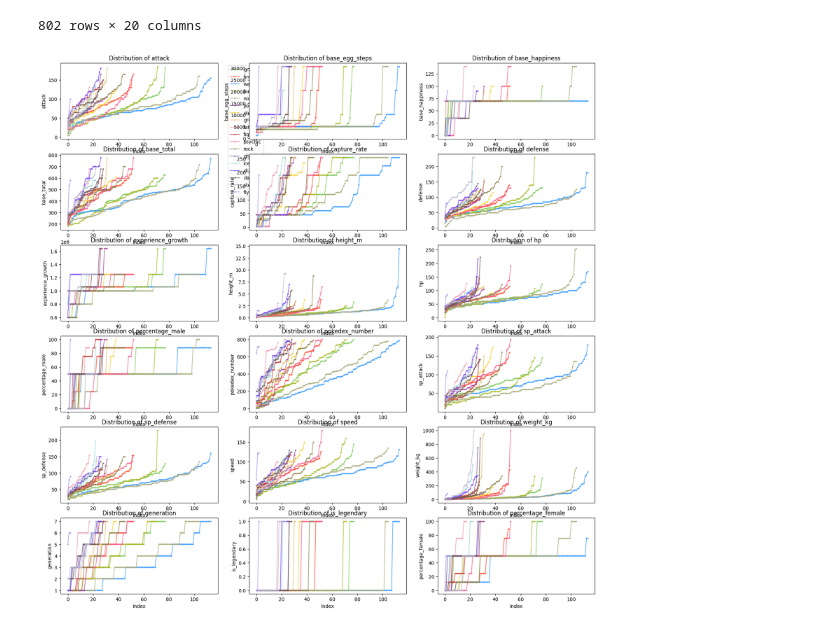
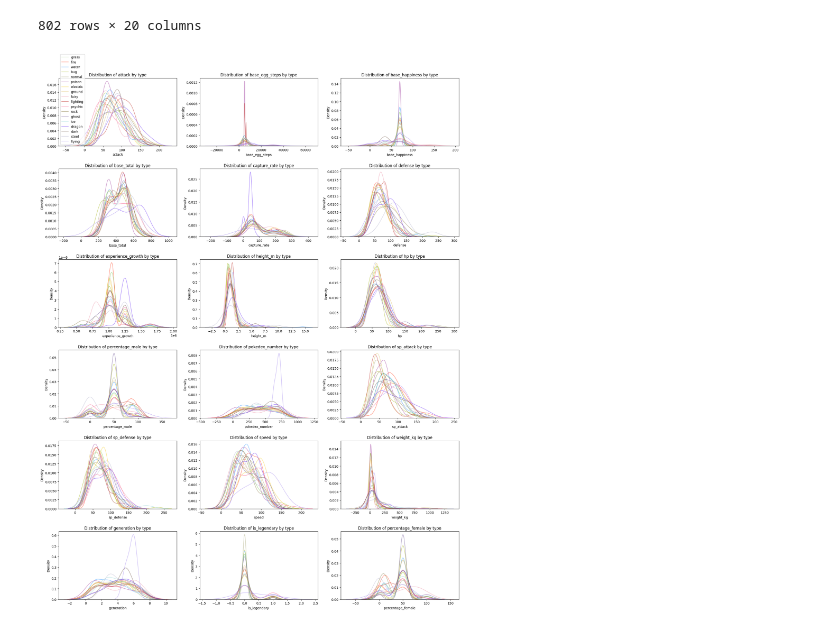
Before and after one commit to themossen69/pokemon-classification, a Jupyter notebook: main.ipynb, the cells around one changed output. Saved outputs shown, nothing was run; the diff lists cells and outputs as text; code cells hidden in the pictures.

```diff
--- a/main.ipynb
+++ b/main.ipynb
@@ -214,37 +214,21 @@ df
 | 800 | 95 | 30720 | 0 | 600 | 3 | 115 | 1250000 | ... |
 | 801 | 100 | 6400 | 70 | 500 | 30 | 60 | 1059860 | ... |
 802 rows × 20 columns
-# %%
-# Plot each attribute distribution by type1
-
-attributes = [col for col in df.columns if col not in ['type1', 'type2']]
-types = df['type1'].unique()
-
-fig, axes = plt.subplots(6, 3, figsize=(20, 20))
-
-for i, attr in enumerate(attributes):
-    ax = axes[i//3, i%3]
-
-    for _type in types:
-        subset = df[df['type1'] == _type][attr]
-        vals = np.sort(subset.values)
-        idx = np.arange(len(vals))
-
-        ax.plot(idx, vals,
-                marker='o',
-                markersize=2,
-                linewidth=1.5,
-                alpha=0.7,
-                label=_type,
-                color=type_color_dict[_type])
-
-    ax.set_title(f'Distribution of {attr}')
-    ax.set_xlabel('Index')
-    ax.set_ylabel(attr)
-
-    if i==0:
-        ax.legend(bbox_to_anchor=(1.05, 1), loc='upper left')
-
-plt.show()
-# %% [output]
-[figure, removed]
+# %%
+# Plot histogram of each numeric attribute as a distribution (points connected by lines) colored by type1
+numeric_cols = df.select_dtypes(include=[np.number]).columns.tolist()
+num_cols = len(numeric_cols)
+num_rows = math.ceil(num_cols / 3)
+fig, axes = plt.subplots(num_rows, 3, figsize=(18, num_rows * 4))
+axes = axes.flatten()
+for i, col in enumerate(numeric_cols):
+    for t in df['type1'].unique():
+        subset = df[df['type1'] == t]
+        sns.kdeplot(subset[col], ax=axes[i], label=t, color=type_color_dict[t], fill=False, alpha=0.5)
+    axes[i].set_title(f'Distribution of {col} by type')
+    if i == 0:
+        axes[i].legend()
+plt.tight_layout()
+plt.show()
+# %% [output]
+[figure, added]
```
